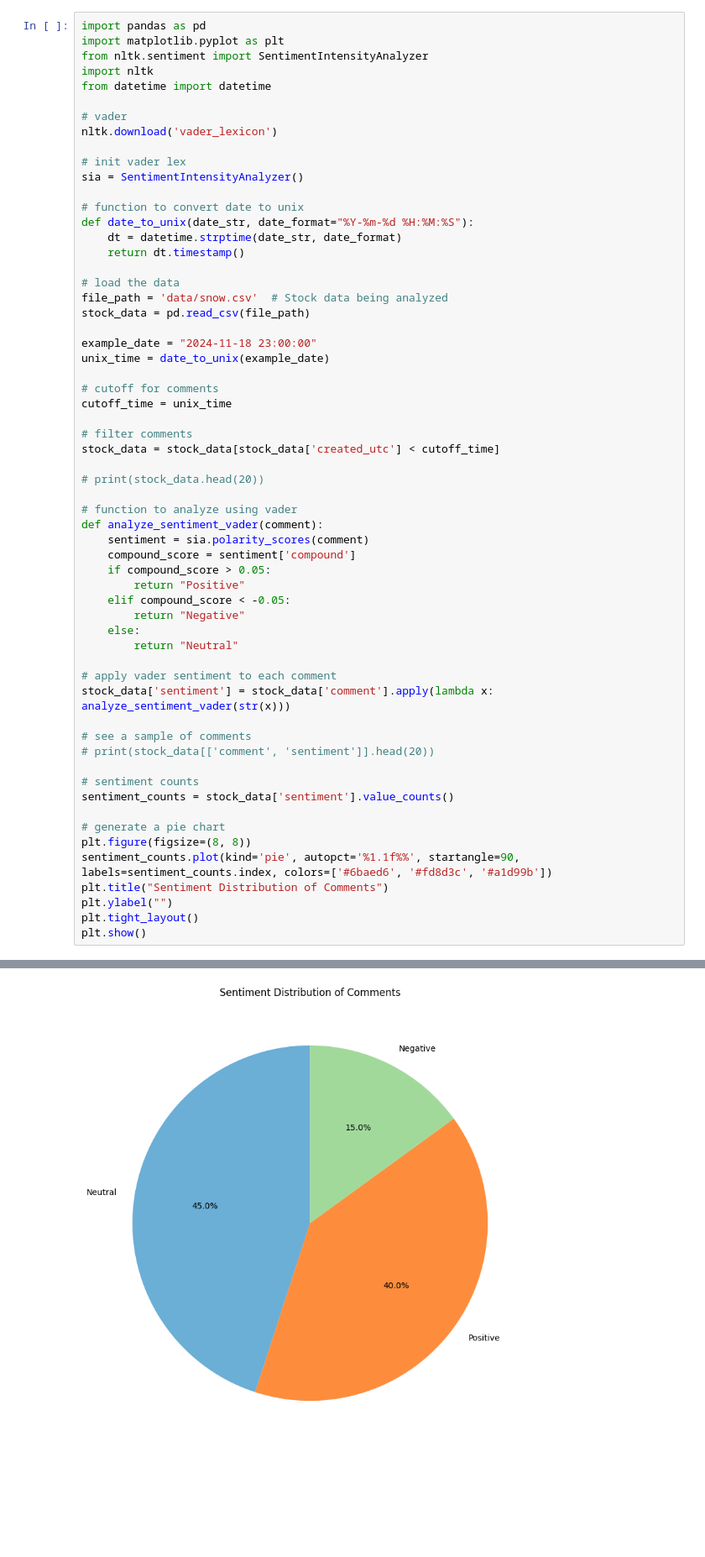
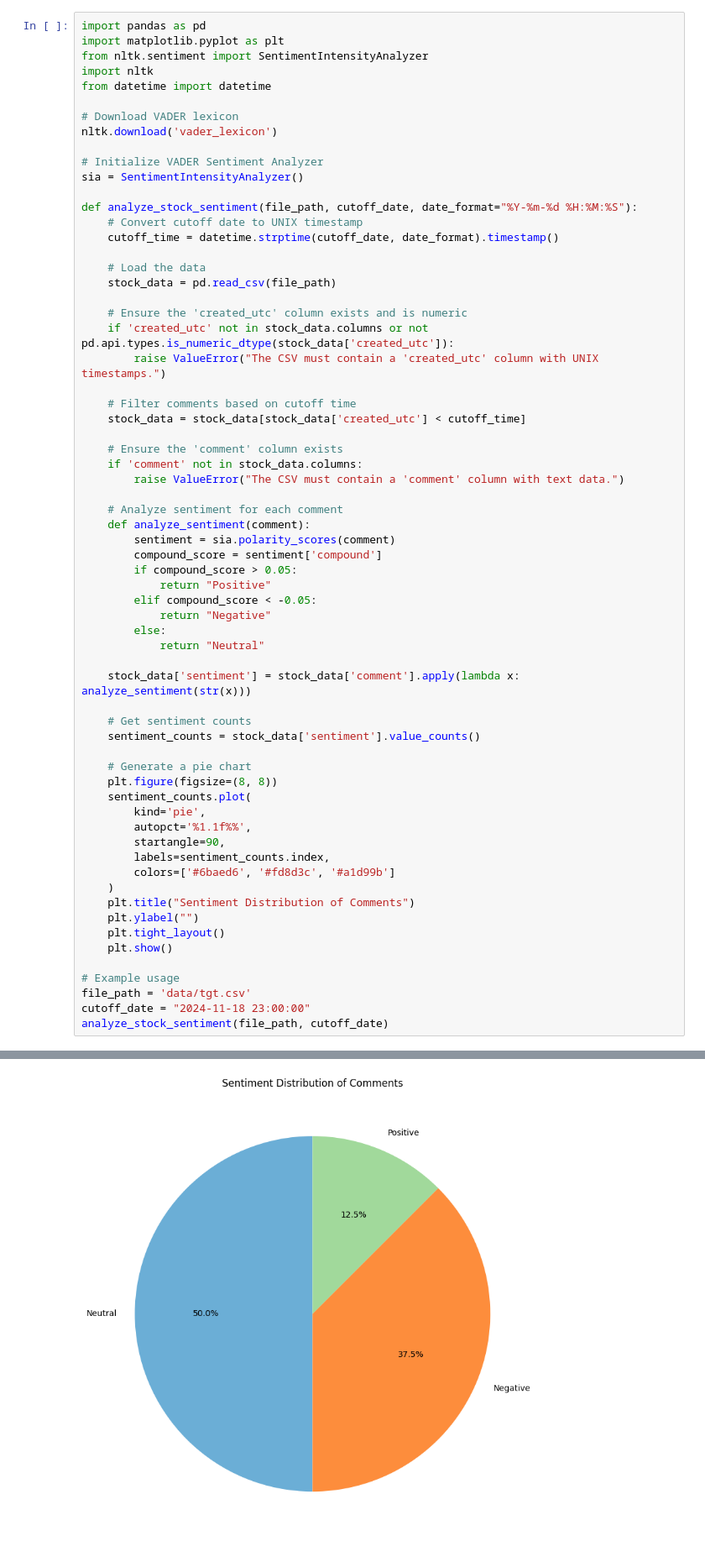
Before and after one commit to larkben/636-dataproject, a Jupyter notebook: model.ipynb, the cells around one changed output, grey strips where cells are left out. Shown at 84% size. Drawn from its saved outputs; the diff is of its cells as text; blank space fills up the shorter version.

Commit message:
news sentiment data

```diff
--- a/model.ipynb
+++ b/model.ipynb
@@ -1,65 +1,70 @@
 # %%
 import pandas as pd
 import matplotlib.pyplot as plt
 from nltk.sentiment import SentimentIntensityAnalyzer
 import nltk
 from datetime import datetime
 
-# vader
+# Download VADER lexicon
 nltk.download('vader_lexicon')
 
-# init vader lex
+# Initialize VADER Sentiment Analyzer
 sia = SentimentIntensityAnalyzer()
 
-# function to convert date to unix
-def date_to_unix(date_str, date_format="%Y-%m-%d %H:%M:%S"):
-    dt = datetime.strptime(date_str, date_format)
-    return dt.timestamp()
+def analyze_stock_sentiment(file_path, cutoff_date, date_format="%Y-%m-%d %H:%M:%S"):
+    # Convert cutoff date to UNIX timestamp
+    cutoff_time = datetime.strptime(cutoff_date, date_format).timestamp()
 
-# load the data
-file_path = 'data/snow.csv'  # Stock data being analyzed
-stock_data = pd.read_csv(file_path)
+    # Load the data
+    stock_data = pd.read_csv(file_path)
 
-example_date = "2024-11-18 23:00:00"
-unix_time = date_to_unix(example_date)
+    # Ensure the 'created_utc' column exists and is numeric
+    if 'created_utc' not in stock_data.columns or not pd.api.types.is_numeric_dtype(stock_data['created_utc']):
+        raise ValueError("The CSV must contain a 'created_utc' column with UNIX timestamps.")
 
-# cutoff for comments
-cutoff_time = unix_time
+    # Filter comments based on cutoff time
+    stock_data = stock_data[stock_data['created_utc'] < cutoff_time]
 
-# filter comments
-stock_data = stock_data[stock_data['created_utc'] < cutoff_time]
+    # Ensure the 'comment' column exists
+    if 'comment' not in stock_data.columns:
+        raise ValueError("The CSV must contain a 'comment' column with text data.")
 
-# print(stock_data.head(20))
+    # Analyze sentiment for each comment
+    def analyze_sentiment(comment):
+        sentiment = sia.polarity_scores(comment)
+        compound_score = sentiment['compound']
+        if compound_score > 0.05:
+            return "Positive"
+        elif compound_score < -0.05:
+            return "Negative"
+        else:
+            return "Neutral"
 
-# function to analyze using vader
-def analyze_sentiment_vader(comment):
-    sentiment = sia.polarity_scores(comment)
-    compound_score = sentiment['compound']
-    if compound_score > 0.05:
-        return "Positive"
-    elif compound_score < -0.05:
-        return "Negative"
-    else:
-        return "Neutral"
+    stock_data['sentiment'] = stock_data['comment'].apply(lambda x: analyze_sentiment(str(x)))
 
-# apply vader sentiment to each comment
-stock_data['sentiment'] = stock_data['comment'].apply(lambda x: analyze_sentiment_vader(str(x)))
+    # Get sentiment counts
+    sentiment_counts = stock_data['sentiment'].value_counts()
 
-# see a sample of comments
-# print(stock_data[['comment', 'sentiment']].head(20))
+    # Generate a pie chart
+    plt.figure(figsize=(8, 8))
+    sentiment_counts.plot(
+        kind='pie',
+        autopct='%1.1f%%',
+        startangle=90,
+        labels=sentiment_counts.index,
+        colors=['#6baed6', '#fd8d3c', '#a1d99b']
+    )
+    plt.title("Sentiment Distribution of Comments")
+    plt.ylabel("")
+    plt.tight_layout()
+    plt.show()
 
-# sentiment counts
-sentiment_counts = stock_data['sentiment'].value_counts()
-
-# generate a pie chart
-plt.figure(figsize=(8, 8))
-sentiment_counts.plot(kind='pie', autopct='%1.1f%%', startangle=90, labels=sentiment_counts.index, colors=['#6baed6', '#fd8d3c', '#a1d99b'])
-plt.title("Sentiment Distribution of Comments")
-plt.ylabel("")
-plt.tight_layout()
-plt.show()
+# Example usage
+file_path = 'data/tgt.csv'
+cutoff_date = "2024-11-18 23:00:00"
+analyze_stock_sentiment(file_path, cutoff_date)
 # %% [output]
 [nltk_data] Downloading package vader_lexicon to
 [nltk_data]     /Users/benjaminlarkey/nltk_data...
 [nltk_data]   Package vader_lexicon is already up-to-date!
-[figure, old version]
+[figure, new version]
```
Also changed, not shown: 10 other files.
